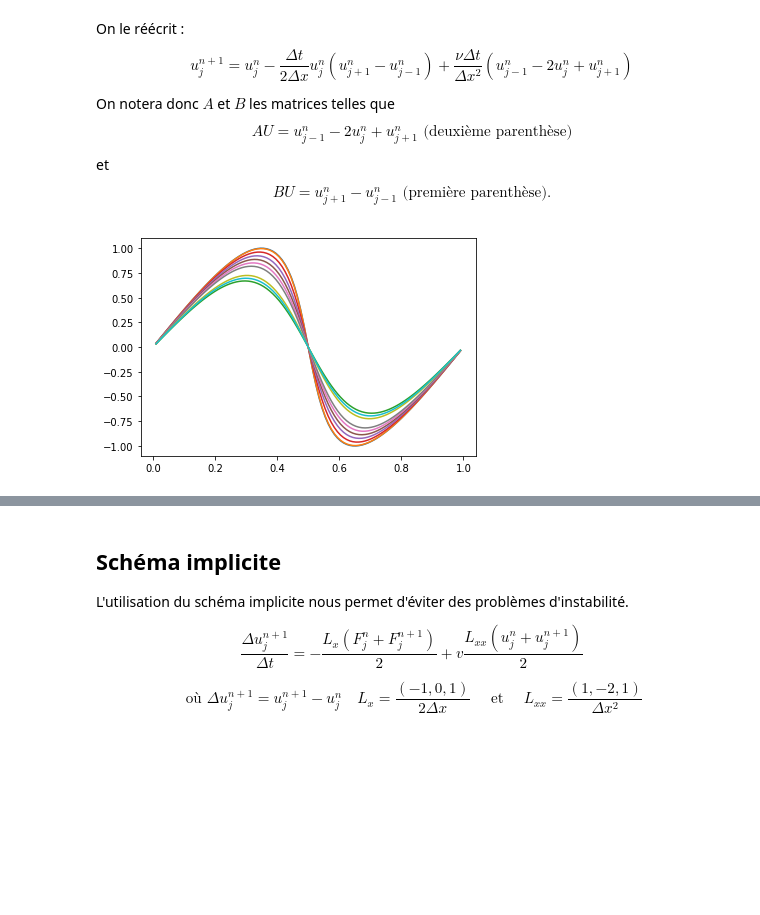
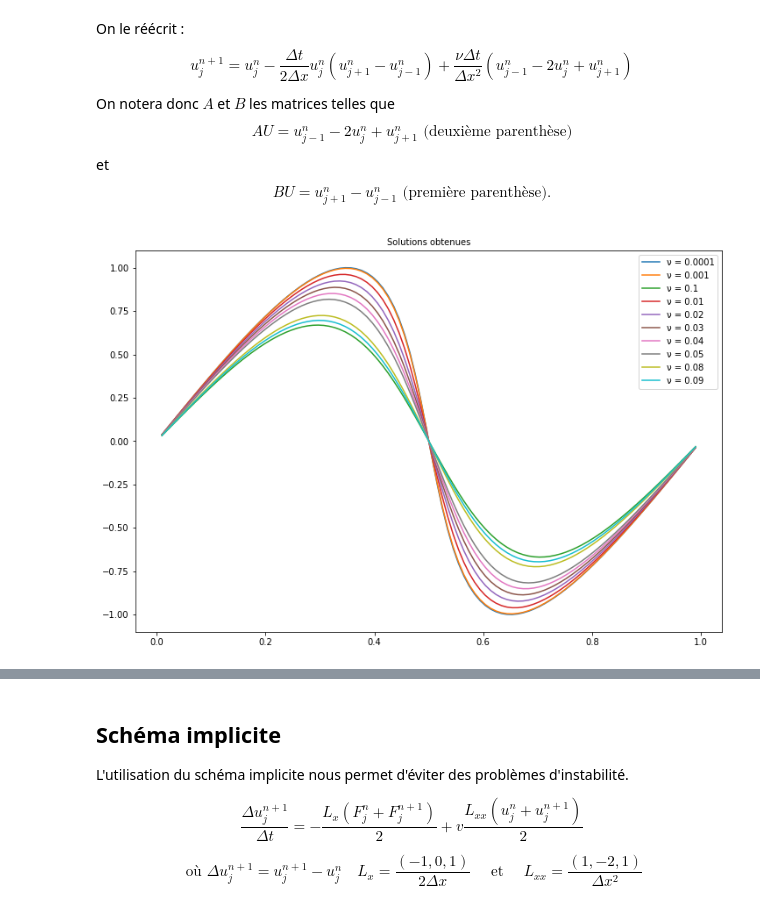
Before and after one commit to SophieWillemot/Equation-de-Burgers, a Jupyter notebook: Projet_pratique.ipynb, the cells around one changed output, grey strips where cells are left out. Saved outputs shown, nothing was run; the diff lists cells and outputs as text; code cells hidden in the pictures; blank space fills up the shorter version.

```diff
--- a/Projet_pratique.ipynb
+++ b/Projet_pratique.ipynb
@@ -105,18 +105,21 @@ def explicite(N,dT,tend,nu):
 # %%
 N = 100
 tend = 0.1
 dT = 10**-4
 nu = [0.0001,0.001,0.1,0.01,0.02,0.03,0.04,0.05,0.08,0.09] #1/2 point particulier = explosion : instable
 
 U=[]
 for i in range(len(nu)) :
-    U.append(explicite(N,dT,tend,nu[i]))
+    U.append(explicite(N, dT, tend, nu[i]))
 
 h=1/(N+1)
 x=np.linspace(h,1-h,N)
 
-for i in U :
-    plt.plot(x,i)
-#U
+plt.figure(figsize = (12,8))
+
+for i, u in enumerate(U) :
+    plt.plot(x, u, label = "ν = " + str(nu[i]))
+
+plt.legend(); plt.title("Solutions obtenues", size = 10);
 # %% [output]
-[figure, old version]
+[figure, new version]
```
Also changed, not shown: parts of 12 cells of this notebook.
